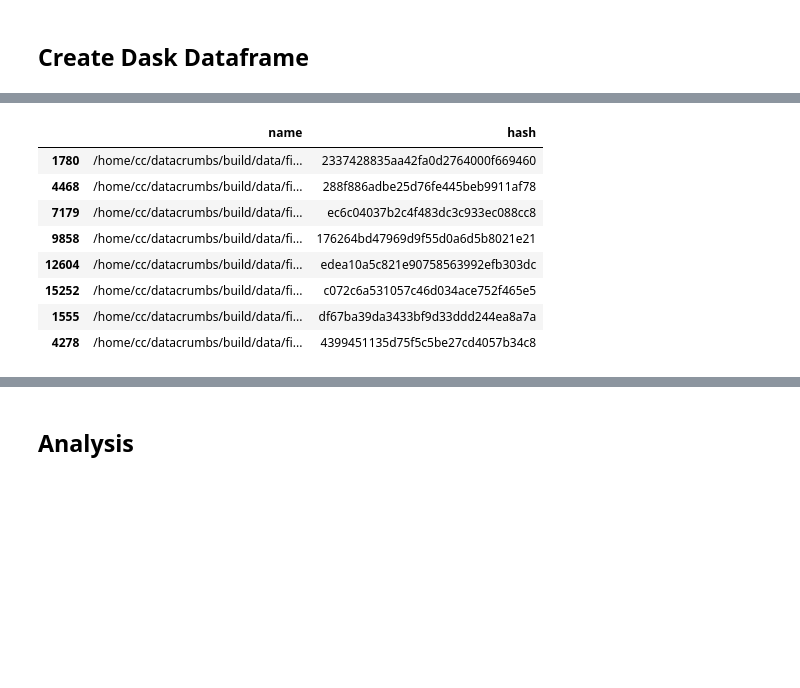
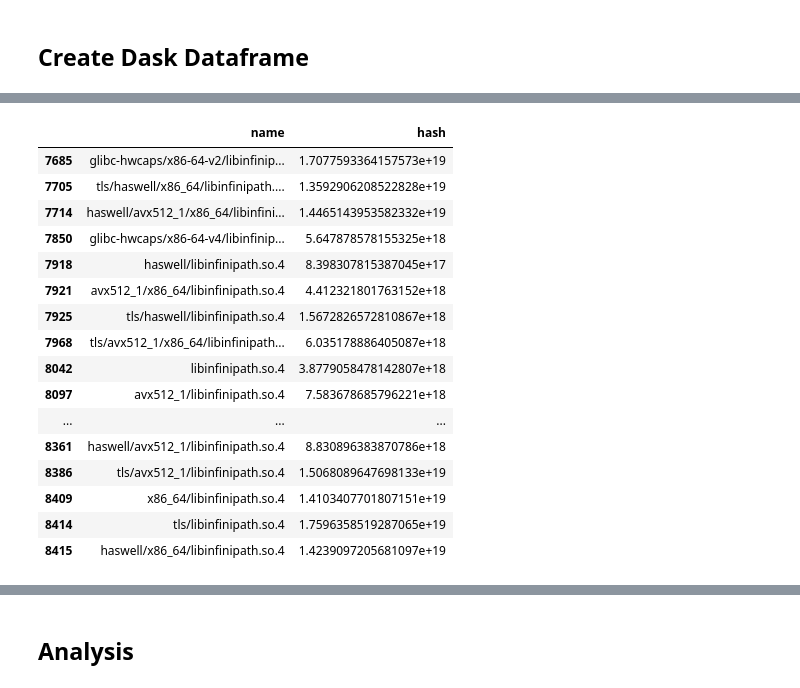
Before and after one commit to hariharan-devarajan/datacrumbs, a Jupyter notebook: analysis/trace_analysis.ipynb, the cells around one changed output, grey strips where cells are left out. Cells and saved outputs as stored; diff of their text form; code cells hidden in the pictures; blank space fills up the shorter version.

```diff
--- a/analysis/trace_analysis.ipynb
+++ b/analysis/trace_analysis.ipynb
@@ -56,7 +69,7 @@ is_trace = True
 ops="openat"
 folder="/usr/workspace/haridev/xio/"
 output=f"{folder}/output/jslines"
-file=f"{folder}/ops-32_files-8/RAW-BUF.pfw.gz"
+file=f"/usr/workspace/haridev/datacrumbs_new/data/trace-posix.pfw.gz"
 # file=f"{app_root}/tests/output/ops-64_ts-64m/RAW-BUFFERED.pfw.gz"
 output_file=f"{output}/all_"+os.path.basename(os.path.dirname(file))+"-"+ os.path.basename(file) + ".jsonl"
 file_pattern = glob(file)
@@ -69,6 +82,8 @@ file_pattern, output_file
 # %%
 def create_index(filename):
     index_file = f"{filename}.zindex"
+    if os.path.exists(index_file):
+        os.remove(index_file)
     if not os.path.exists(index_file):
         status = zindex.create_index(filename, index_file=f"file:{index_file}",
                                      regex="id:\b([0-9]+)", numeric=True, unique=True, debug=False, verbose=False)
@@ -228,7 +243,7 @@ if len(file_pattern) > 0:
 # %%
 if is_trace:
     columns = {'hhash': "string[pyarrow]", 'pid': "uint64[pyarrow]", 'tid': "uint64[pyarrow]",
-                'cat': "string[pyarrow]", 'name': "string[pyarrow]", 'type':  "uint8[pyarrow]",
+                'cat': "string[pyarrow]", 'name': "string[pyarrow]", 'type':  "uint64[pyarrow]",
             'ts': "uint64[pyarrow]", 'te': "uint64[pyarrow]", 'dur': "uint64[pyarrow]", 'interval': "string[pyarrow]",
              'size': "uint64[pyarrow]", 'fhash': "string[pyarrow]", 'hash': "string[pyarrow]",
            }
@@ -252,12 +291,20 @@ fhashes = fhashes.to_list()
 # %%
-fhash.query("name.str.contains('file_0')").compute()
+fhash.query("name.str.contains('bin')").compute()
 # %% [output]
 |  | name | hash |
-| 1780 | /home/cc/datacrumbs/build/data/fi... | 2337428835aa42fa0d2764000f669460 |
-| 4468 | /home/cc/datacrumbs/build/data/fi... | 288f886adbe25d76fe445beb9911af78 |
-| 7179 | /home/cc/datacrumbs/build/data/fi... | ec6c04037b2c4f483dc3c933ec088cc8 |
-| 9858 | /home/cc/datacrumbs/build/data/fi... | 176264bd47969d9f55d0a6d5b8021e21 |
-| 12604 | /home/cc/datacrumbs/build/data/fi... | edea10a5c821e90758563992efb303dc |
-| 15252 | /home/cc/datacrumbs/build/data/fi... | c072c6a531057c46d034ace752f465e5 |
-| 1555 | /home/cc/datacrumbs/build/data/fi... | df67ba39da3433bf9d33ddd244ea8a7a |
-| 4278 | /home/cc/datacrumbs/build/data/fi... | 4399451135d75f5c5be27cd4057b34c8 |
+| 7685 | glibc-hwcaps/x86-64-v2/libinfinip... | 1.7077593364157573e+19 |
+| 7705 | tls/haswell/x86_64/libinfinipath.... | 1.3592906208522828e+19 |
+| 7714 | haswell/avx512_1/x86_64/libinfini... | 1.4465143953582332e+19 |
+| 7850 | glibc-hwcaps/x86-64-v4/libinfinip... | 5.647878578155325e+18 |
+| 7918 | haswell/libinfinipath.so.4 | 8.398307815387045e+17 |
+| 7921 | avx512_1/x86_64/libinfinipath.so.4 | 4.412321801763152e+18 |
+| 7925 | tls/haswell/libinfinipath.so.4 | 1.5672826572810867e+18 |
+| 7968 | tls/avx512_1/x86_64/libinfinipath... | 6.035178886405087e+18 |
+| 8042 | libinfinipath.so.4 | 3.8779058478142807e+18 |
+| 8097 | avx512_1/libinfinipath.so.4 | 7.583678685796221e+18 |
+| ... | ... | ... |
+| 8361 | haswell/avx512_1/libinfinipath.so.4 | 8.830896383870786e+18 |
+| 8386 | tls/avx512_1/libinfinipath.so.4 | 1.5068089647698133e+19 |
+| 8409 | x86_64/libinfinipath.so.4 | 1.4103407701807151e+19 |
+| 8414 | tls/libinfinipath.so.4 | 1.7596358519287065e+19 |
+| 8415 | haswell/x86_64/libinfinipath.so.4 | 1.4239097205681097e+19 |
```
Also changed, not shown: parts of 14 cells of this notebook, 1 other file.
